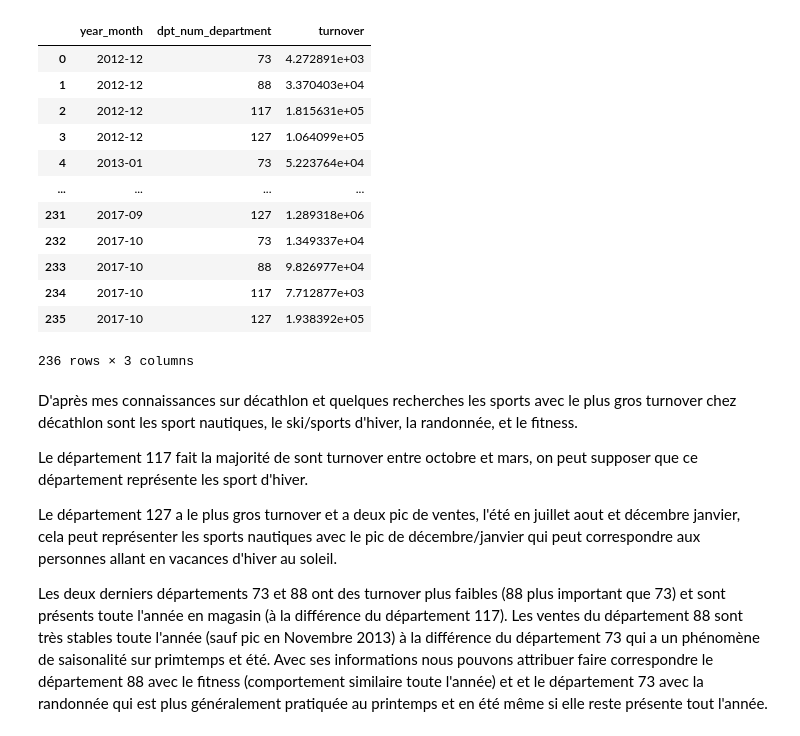
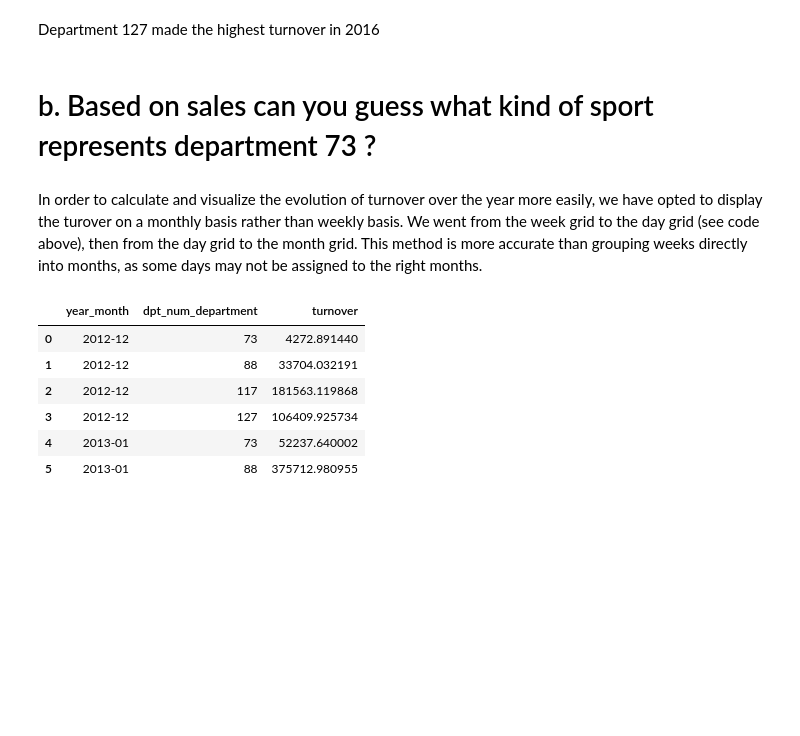
Before and after one commit to clementexbrayat/decathlon_ml_pipeline_project, a Jupyter notebook: notebooks/EDA.ipynb, the cells around one changed output. Drawn from its saved outputs; the diff is of its cells as text; code cells hidden in the pictures; blank space fills up the shorter version.

```diff
--- a/notebooks/EDA.ipynb
+++ b/notebooks/EDA.ipynb
@@ -102,0 +63,4 @@ daily_turnover_df
+# %% [markdown]
+Department 127 made the highest turnover in 2016
+# %% [markdown]
+# b.	Based on sales can you guess what kind of sport represents department 73 ?
@@ -103,21 +74,18 @@ daily_turnover_df
+# %% [markdown]
+In order to calculate and visualize the evolution of turnover over the year more easily, we have opted to display the turover on a monthly basis rather than weekly basis. We went from the week grid to the day grid (see code above), then from the day grid to the month grid. This method is more accurate than grouping weeks directly into months, as some days may not be assigned to the right months.
 # %%
 daily_turnover_df['year_month'] = daily_turnover_df['day_id'].dt.to_period('M')
 
 # Group by department and month, then sum the turnover
 monthly_turnover = daily_turnover_df.groupby(['year_month', 'dpt_num_department'])['turnover'].sum().reset_index()
+monthly_turnover['year_month'] = monthly_turnover['year_month'].astype(str)
+
+monthly_turnover.head(6)
+# %% [output]
+|  | year_month | dpt_num_department | turnover |
+| 0 | 2012-12 | 73 | 4272.891440 |
+| 1 | 2012-12 | 88 | 33704.032191 |
+| 2 | 2012-12 | 117 | 181563.119868 |
+| 3 | 2012-12 | 127 | 106409.925734 |
+| 4 | 2013-01 | 73 | 52237.640002 |
+| 5 | 2013-01 | 88 | 375712.980955 |
-# %%
-monthly_turnover
-# %% [output]
-|  | year_month | dpt_num_department | turnover |
-| 0 | 2012-12 | 73 | 4.272891e+03 |
-| 1 | 2012-12 | 88 | 3.370403e+04 |
-| 2 | 2012-12 | 117 | 1.815631e+05 |
-| 3 | 2012-12 | 127 | 1.064099e+05 |
-| 4 | 2013-01 | 73 | 5.223764e+04 |
-| ... | ... | ... | ... |
-| 231 | 2017-09 | 127 | 1.289318e+06 |
-| 232 | 2017-10 | 73 | 1.349337e+04 |
-| 233 | 2017-10 | 88 | 9.826977e+04 |
-| 234 | 2017-10 | 117 | 7.712877e+03 |
-| 235 | 2017-10 | 127 | 1.938392e+05 |
-236 rows × 3 columns
@@ -142,12 +119,4 @@ fig.update_layout(
 )
 
 fig.show()
-# %% [markdown]
-D'après mes connaissances sur décathlon et quelques recherches les sports avec le plus gros turnover chez décathlon sont les sport nautiques, le ski/sports d'hiver, la randonnée, et le fitness.
-
-Le département 117 fait la majorité de sont turnover entre octobre et mars, on peut supposer que ce département représente les sport d'hiver.
-
-Le département 127 a le plus gros turnover et a deux pic de ventes, l'été en juillet aout et décembre janvier, cela peut représenter les sports nautiques avec le pic de décembre/janvier qui peut correspondre aux personnes allant en vacances d'hiver au soleil.
-
-Les deux derniers départements 73 et 88 ont des turnover plus faibles (88 plus important que 73) et sont présents toute l'année en magasin (à la différence du département 117). Les ventes du département 88 sont très stables toute l'année (sauf pic en Novembre 2013) à la différence du département 73 qui a un phénomène de saisonalité sur primtemps et été. Avec ses informations nous pouvons attribuer faire correspondre le département 88 avec le fitness (comportement similaire toute l'année) et et le département 73 avec la randonnée qui est plus généralement pratiquée au printemps et en été même si elle reste présente tout l'année.
 # %%
```
Also changed, not shown: parts of 23 cells of this notebook, 2 other files.
